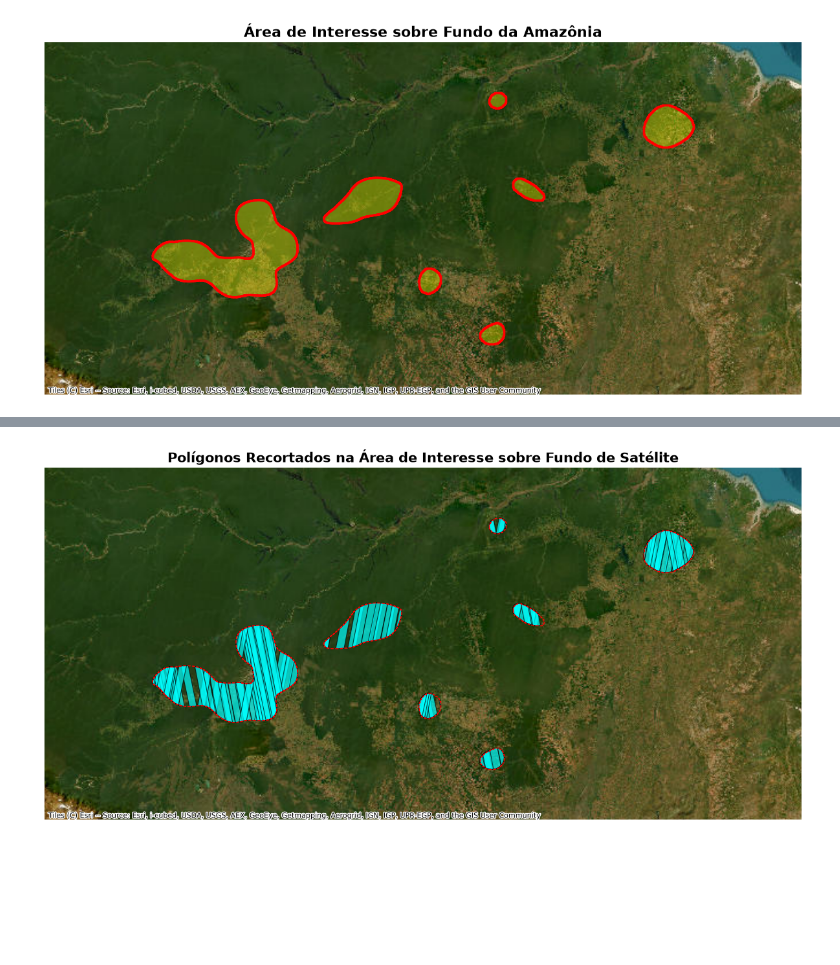
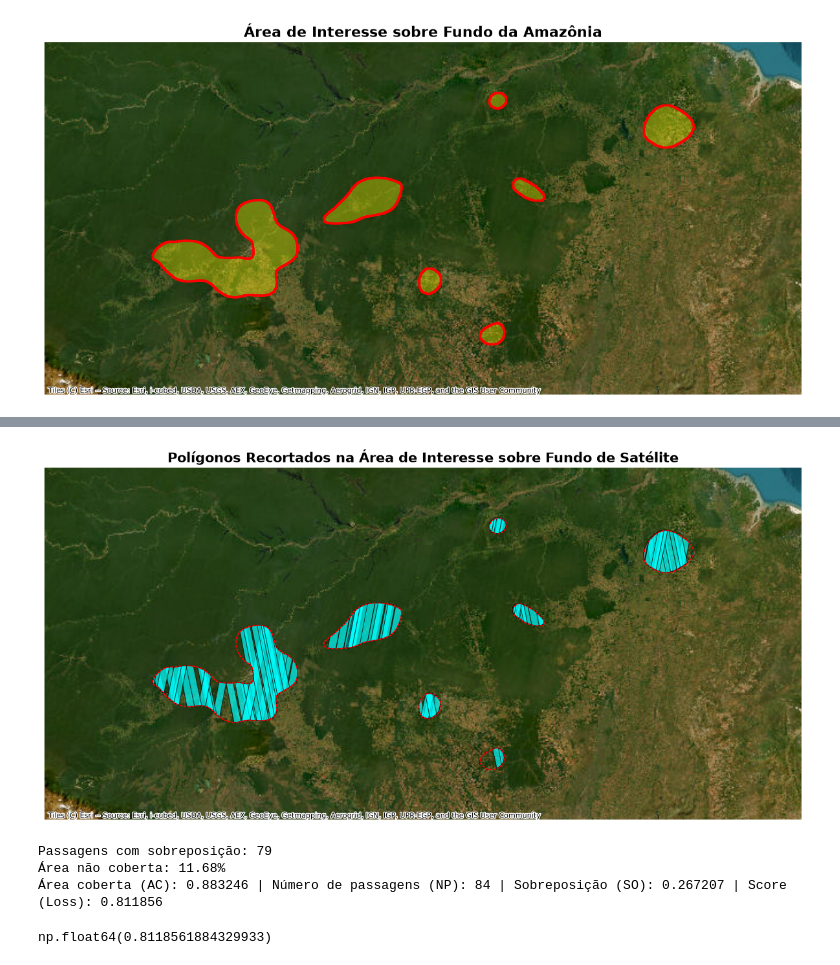
Before and after one commit to AbnerErnaniADSFatec/genetic_algorithms_mo_atv2, a Jupyter notebook: genetic_algorithm_pso.ipynb, the cells around one changed output, grey strips where cells are left out. Cells and saved outputs as stored; diff of their text form; code cells hidden in the pictures; blank space fills up the shorter version.

```diff
--- a/genetic_algorithm_pso.ipynb
+++ b/genetic_algorithm_pso.ipynb
@@ -512,34 +512,46 @@ ctx.add_basemap(
 )
 
 # 4. Plotar o gdf final recortado
 gdf_recortado_plot.plot(
     ax=ax,
     color='cyan',         # ou use 'column=nome_coluna' caso tenha classes
     alpha=0.7,
     edgecolor='black',
     linewidth=0.8,
     zorder=2,
     label='Polígonos Selecionados'
 )
 
 # 5. Desenhar o contorno da área de interesse por cima
 area_plot.boundary.plot(
     ax=ax,
     color='red',
     linewidth=1,
     linestyle='--',
     zorder=3,
     label='Área de Interesse'
 )
 
 ax.set_title('Polígonos Recortados na Área de Interesse sobre Fundo de Satélite', fontsize=15, fontweight='bold')
 ax.set_axis_off()
 
 plt.tight_layout()
 plt.savefig('gdf_recortado_amazonia.png', dpi=300, bbox_inches='tight')
 plt.show()
+
+# Exemplo de chamada:
+metricas = extrair_metricas_tabela(best_mask)
+
+VERBOSE_EVALUATION = True
+VERBOSE_OUTPUT = True
+
+evaluate_passagens(best_mask)
 # %% [output]
-[figure, old version]
+[figure, new version]
+Passagens com sobreposição: 79
+Área não coberta: 11.68%
+Área coberta (AC): 0.883246 | Número de passagens (NP): 84 | Sobreposição (SO): 0.267207 | Score (Loss): 0.811856
+np.float64(0.8118561884329933)
 # %%
 import numpy as np
 import geopandas as gpd
```
Also changed, not shown: parts of 4 cells of this notebook, 1 other file.
